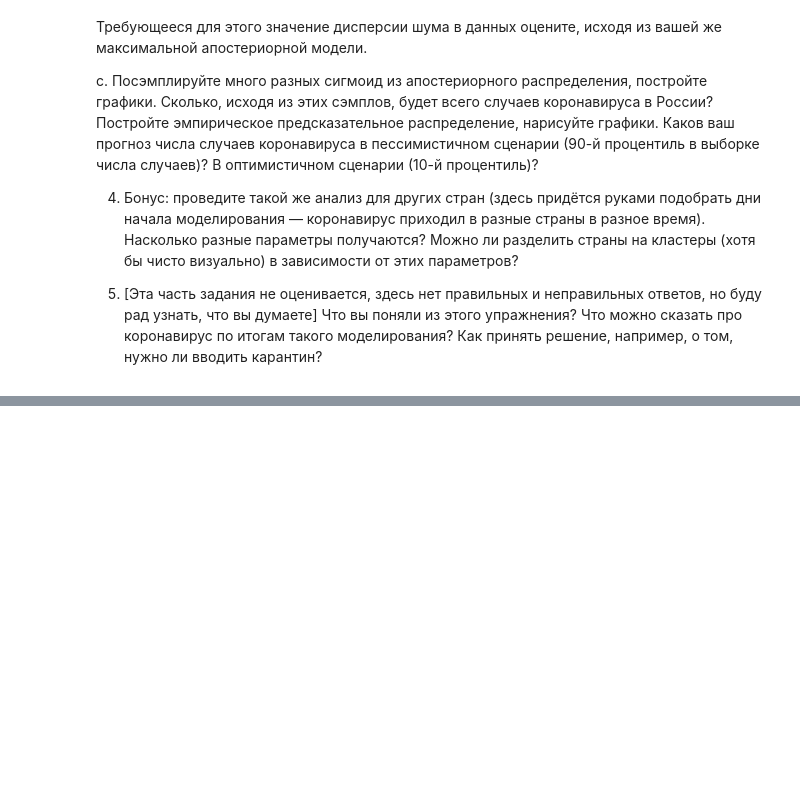
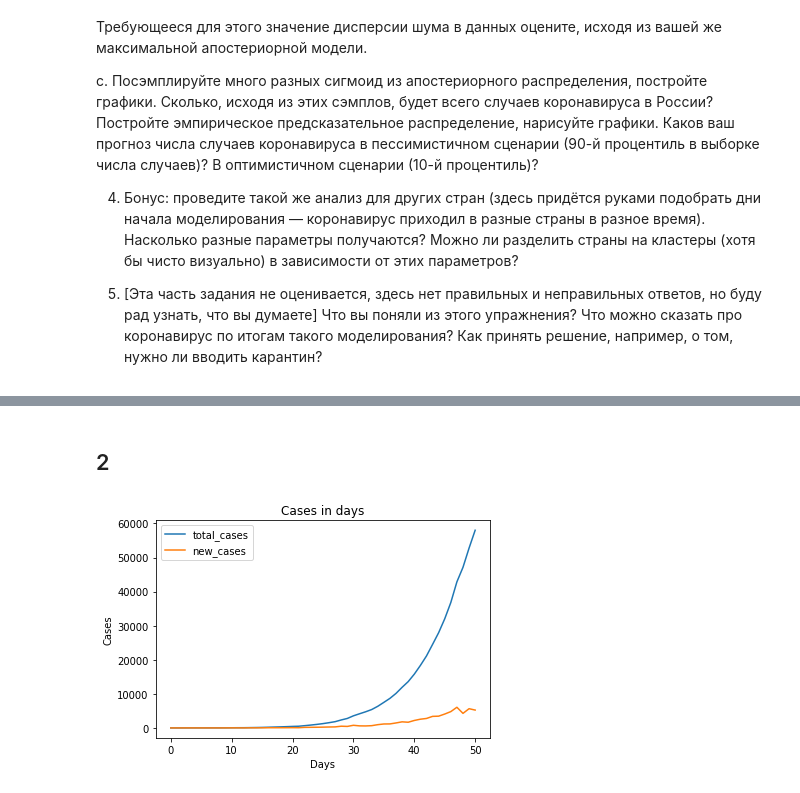
Before and after one commit to MikhailYeka/adv_ml_hws, a Jupyter notebook: HW1.ipynb, the cells around one changed output, grey strips where cells are left out. Drawn from its saved outputs; the diff is of its cells as text; code cells hidden in the pictures; blank space fills up the shorter version.

```diff
--- a/HW1.ipynb
+++ b/HW1.ipynb
@@ -55,0 +153,4 @@ c. Посэмплируйте много разных сигмоид из апо
+# %%
+all_data = pd.read_csv('covid_data.csv', parse_dates=['date'])
+print(all_data.shape)
+# all_data.head()
@@ -55,0 +159,9 @@ c. Посэмплируйте много разных сигмоид из апо
+# %%
+DATE_3_MARCH = datetime(2020, 3, 3)
+LAST_DATE = DATE_3_MARCH + timedelta(days=50)
+
+russian_data = all_data[all_data['location'] == 'Russia']
+russian_data = russian_data[russian_data['date'] >= DATE_3_MARCH]
+russian_data = russian_data[russian_data['date'] <= LAST_DATE]
+print(russian_data.shape)
+# russian_data.head()
@@ -55,0 +170,5 @@ c. Посэмплируйте много разных сигмоид из апо
+# %%
+russian_data['new_cases'] = russian_data['new_cases'].apply(lambda x: 1 if x == 0 else x)
+russian_data['date'] = russian_data['date'].apply(lambda x: ((x - DATE_3_MARCH)/timedelta(1)))
+russian_data['date'] = russian_data['date'].astype(int)
+# russian_data.head()
@@ -55,0 +183,14 @@ c. Посэмплируйте много разных сигмоид из апо
+# %% [markdown]
+## 2
+# %%
+TARGET_VARS = ['total_cases', 'new_cases']
+
+for target in TARGET_VARS:
+    plt.plot(russian_data['date'], russian_data[target], label=target)
+plt.title('Cases in days')
+plt.xlabel('Days')
+plt.ylabel('Cases')
+plt.legend()
+plt.show()
+# %% [output]
+[figure, added]
```
Also changed, not shown: parts of 22 cells of this notebook, 2 other files.
